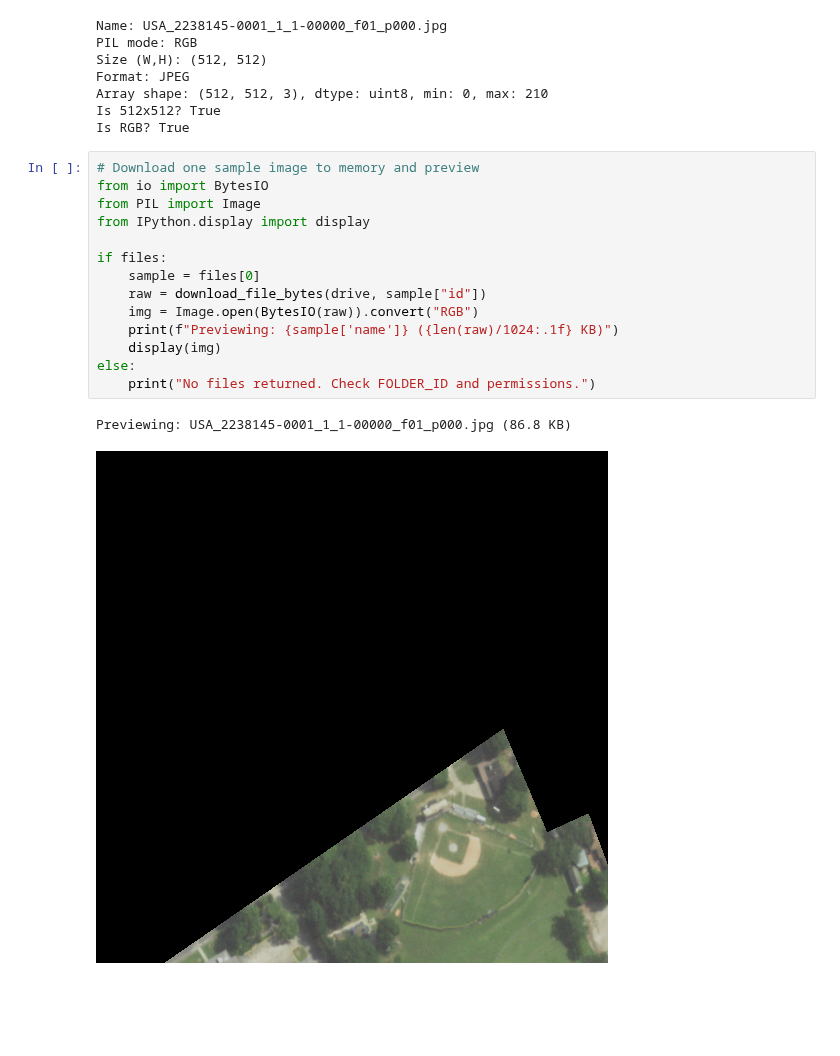
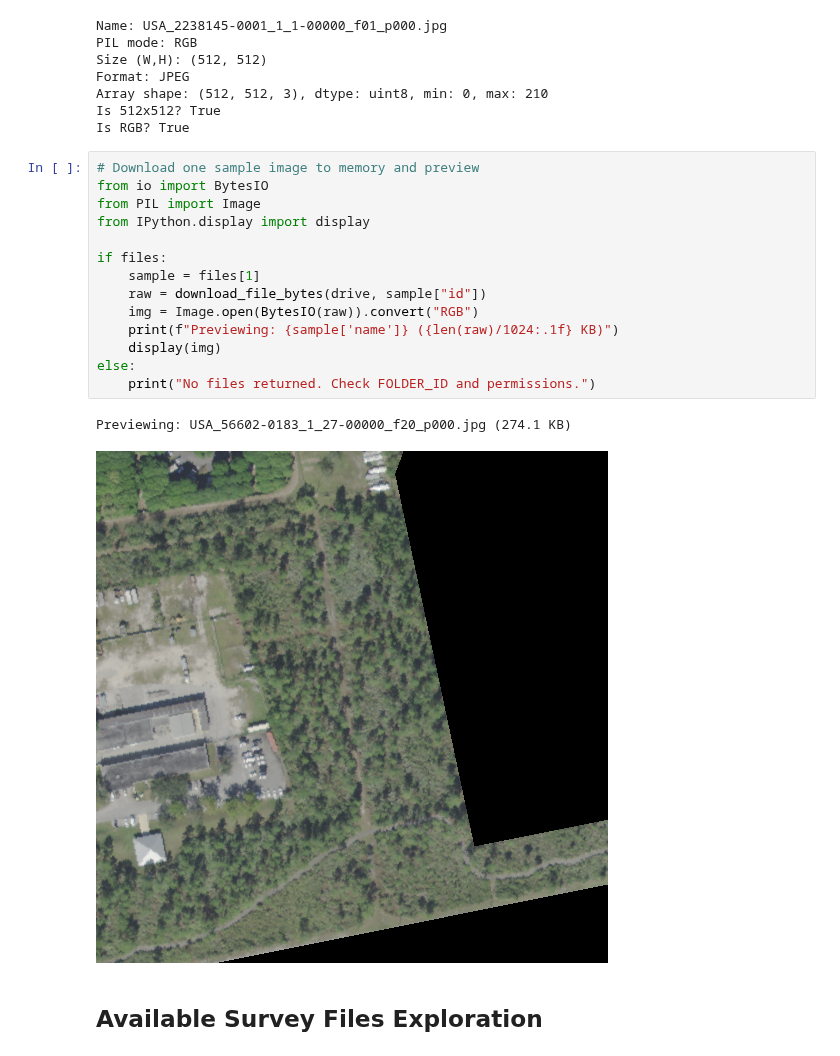
Before and after one commit to JunchenX0809/GreenSpace_CNN, a Jupyter notebook: notebooks/01_data_exploration.ipynb, the cells around one changed output. Cells and saved outputs as stored; diff of their text form; blank space fills up the shorter version.

Commit message:
1207_cleaning_script_for_new_survey

```diff
--- a/notebooks/01_data_exploration.ipynb
+++ b/notebooks/01_data_exploration.ipynb
@@ -246,17 +241,19 @@ Is RGB? True
 # %%
 # Download one sample image to memory and preview
 from io import BytesIO
 from PIL import Image
 from IPython.display import display
 
 if files:
-    sample = files[0]
+    sample = files[1]
     raw = download_file_bytes(drive, sample["id"])
     img = Image.open(BytesIO(raw)).convert("RGB")
     print(f"Previewing: {sample['name']} ({len(raw)/1024:.1f} KB)")
     display(img)
 else:
     print("No files returned. Check FOLDER_ID and permissions.")
 # %% [output]
-Previewing: USA_2238145-0001_1_1-00000_f01_p000.jpg (86.8 KB)
+Previewing: USA_56602-0183_1_27-00000_f20_p000.jpg (274.1 KB)
-[figure, old version]
+[figure, new version]
+# %% [markdown]
+## Available Survey Files Exploration
```
Also changed, not shown: parts of 2 cells of this notebook, 1 other file.
